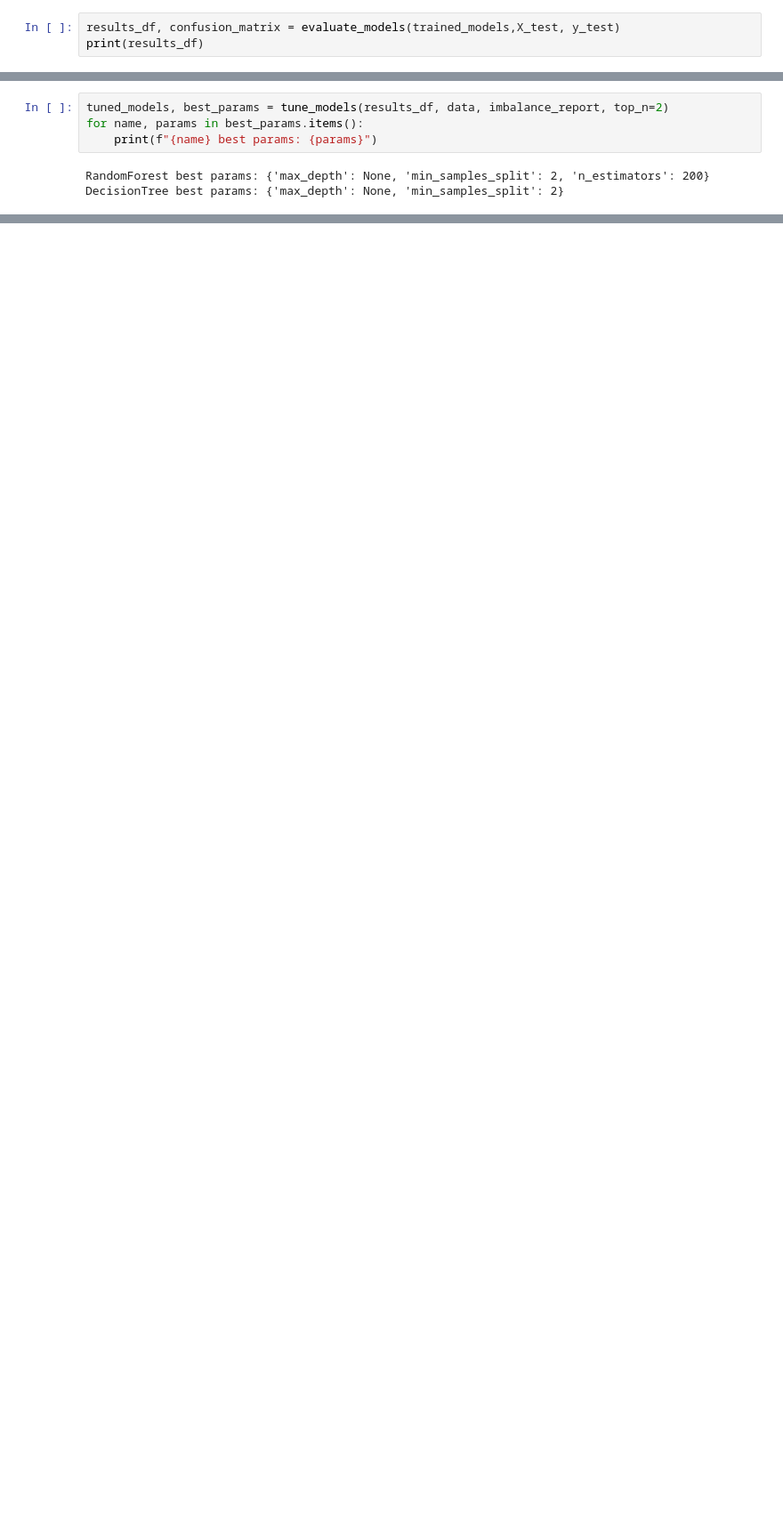
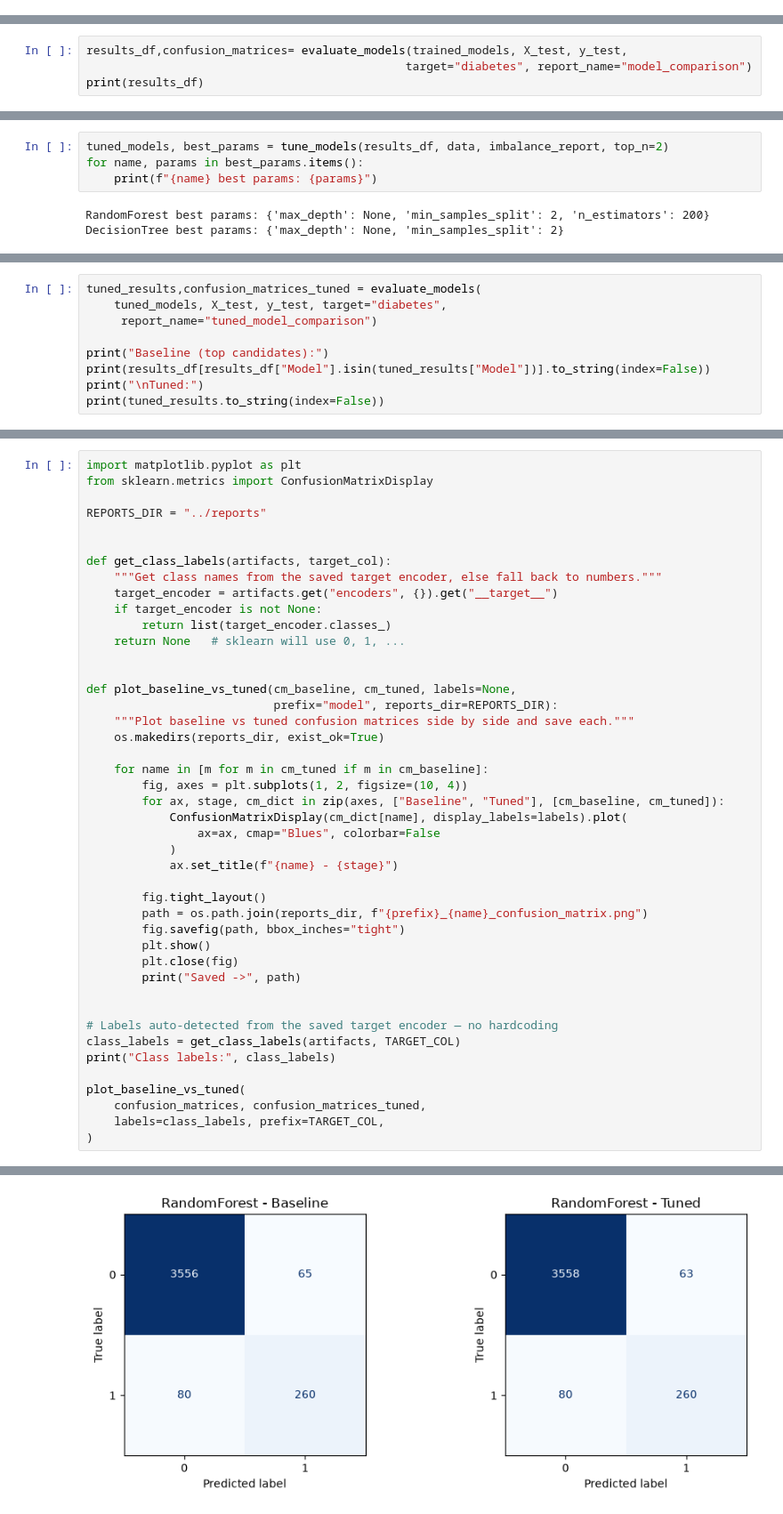
Before and after one commit to rahavendran98/Dynamic-Healthcare-Analytics-Prediction-Platform, a Jupyter notebook: notebooks/model_training.ipynb, the cells around one changed output, grey strips where cells are left out. Shown at 89% size. Drawn from its saved outputs; the diff is of its cells as text; blank space fills up the shorter version.

```diff
--- a/notebooks/model_training.ipynb
+++ b/notebooks/model_training.ipynb
@@ -251,3 +170,0 @@ def evaluate_models(models, X_test, y_test):
-# %%
-results_df, confusion_matrix = evaluate_models(trained_models,X_test, y_test)
-print(results_df)
@@ -259,0 +229,4 @@ print(results_df)
+# %%
+results_df,confusion_matrices= evaluate_models(trained_models, X_test, y_test,
+                                              target="diabetes", report_name="model_comparison")
+print(results_df)
@@ -389,0 +308,9 @@ LogisticRegression     0.879      0.408   0.897 0.561    0.963
+# %%
+tuned_results,confusion_matrices_tuned = evaluate_models(
+    tuned_models, X_test, y_test, target="diabetes",
+     report_name="tuned_model_comparison")
+
+print("Baseline (top candidates):")
+print(results_df[results_df["Model"].isin(tuned_results["Model"])].to_string(index=False))
+print("\nTuned:")
+print(tuned_results.to_string(index=False))
@@ -389,0 +328,45 @@ LogisticRegression     0.879      0.408   0.897 0.561    0.963
+# %%
+import matplotlib.pyplot as plt
+from sklearn.metrics import ConfusionMatrixDisplay
+
+REPORTS_DIR = "../reports"
+
+
+def get_class_labels(artifacts, target_col):
+    """Get class names from the saved target encoder, else fall back to numbers."""
+    target_encoder = artifacts.get("encoders", {}).get("__target__")
+    if target_encoder is not None:
+        return list(target_encoder.classes_)
+    return None   # sklearn will use 0, 1, ...
+
+
+def plot_baseline_vs_tuned(cm_baseline, cm_tuned, labels=None,
+                           prefix="model", reports_dir=REPORTS_DIR):
+    """Plot baseline vs tuned confusion matrices side by side and save each."""
+    os.makedirs(reports_dir, exist_ok=True)
+
+    for name in [m for m in cm_tuned if m in cm_baseline]:
+        fig, axes = plt.subplots(1, 2, figsize=(10, 4))
+        for ax, stage, cm_dict in zip(axes, ["Baseline", "Tuned"], [cm_baseline, cm_tuned]):
+            ConfusionMatrixDisplay(cm_dict[name], display_labels=labels).plot(
+                ax=ax, cmap="Blues", colorbar=False
+            )
+            ax.set_title(f"{name} - {stage}")
+
+        fig.tight_layout()
+        path = os.path.join(reports_dir, f"{prefix}_{name}_confusion_matrix.png")
+        fig.savefig(path, bbox_inches="tight")
+        plt.show()
+        plt.close(fig)
+        print("Saved ->", path)
+
+
+# Labels auto-detected from the saved target encoder — no hardcoding
+class_labels = get_class_labels(artifacts, TARGET_COL)
+print("Class labels:", class_labels)
+
+plot_baseline_vs_tuned(
+    confusion_matrices, confusion_matrices_tuned,
+    labels=class_labels, prefix=TARGET_COL,
+)
+# %% [output]
@@ -389,0 +374 @@ LogisticRegression     0.879      0.408   0.897 0.561    0.963
+[figure, added]
```
Also changed, not shown: parts of 13 cells of this notebook, 12 other files.
